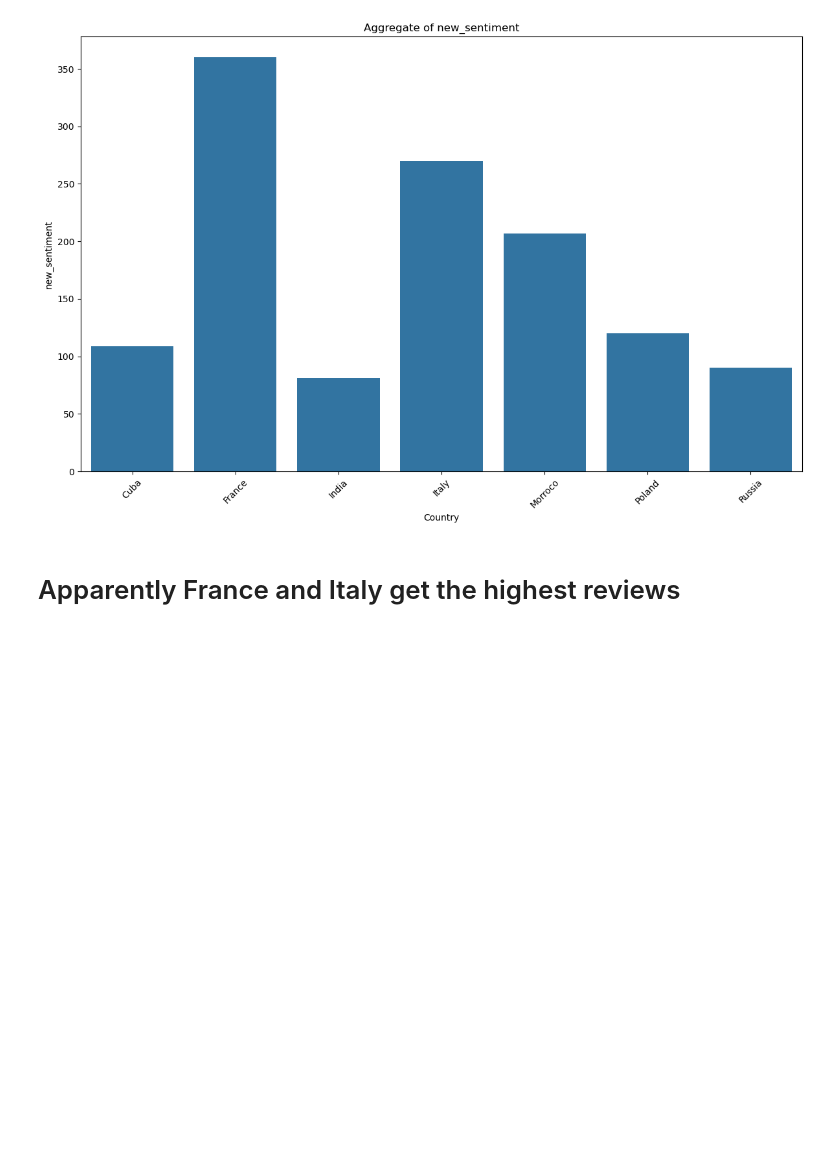
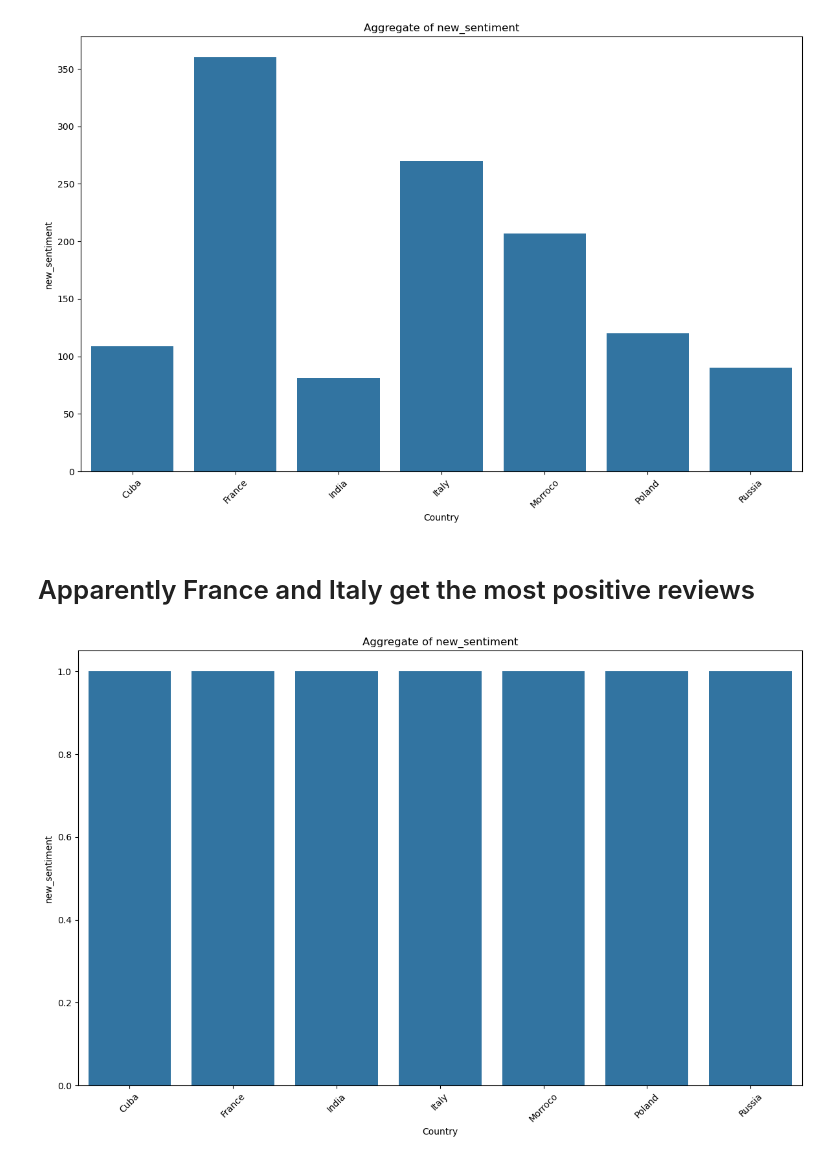
Before and after one commit to MaukanMir/Restaurant-Reviews, a Jupyter notebook: training.ipynb, the cells around one changed output. Cells and saved outputs as stored; diff of their text form; code cells hidden in the pictures; blank space fills up the shorter version.

Commit message:
added new visuals

```diff
--- a/training.ipynb
+++ b/training.ipynb
@@ -120,4 +119,8 @@ aggregate_dataset(positive_sentiment, ["new_sentiment"], "Country", "sum")
 # %% [output]
 [figure]
 # %% [markdown]
-# Apparently France and Italy get the highest reviews
+# Apparently France and Italy get the most positive reviews
+# %%
+aggregate_dataset(positive_sentiment, ["new_sentiment"], "Country", "mean")
+# %% [output]
+[figure, added]
```
Also changed, not shown: parts of 2 cells of this notebook.
